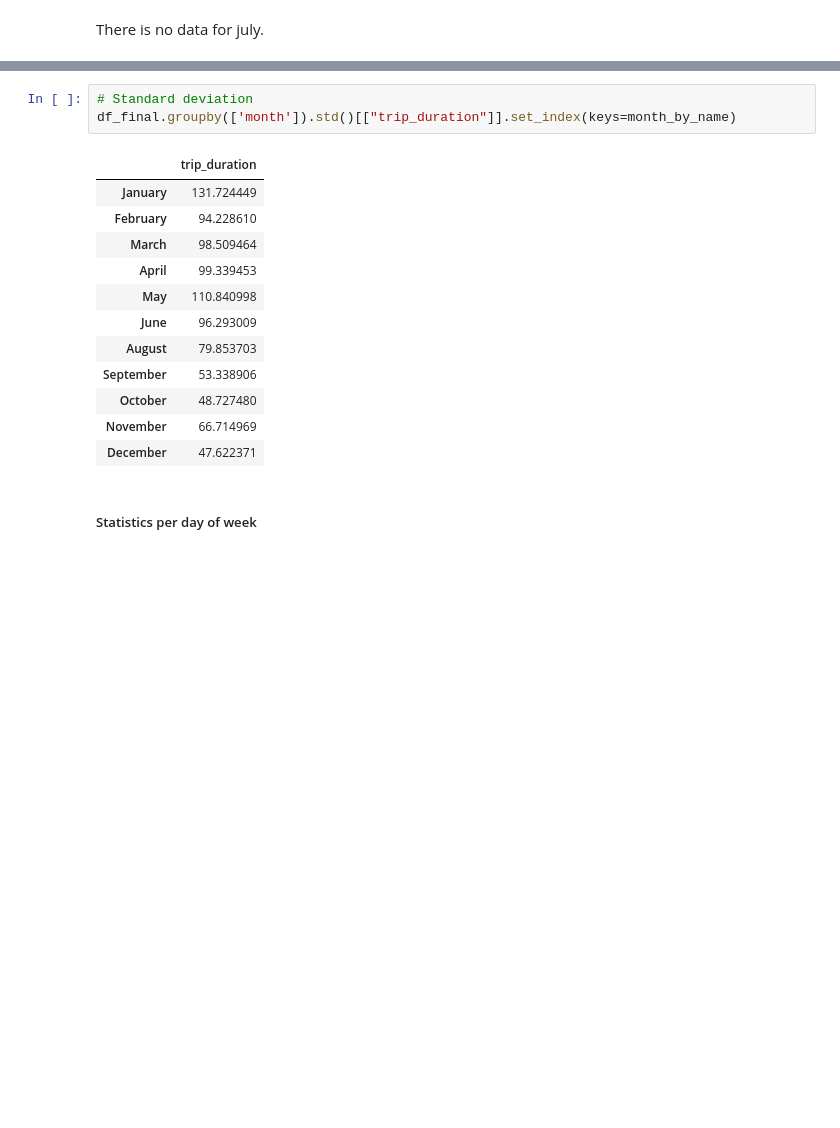
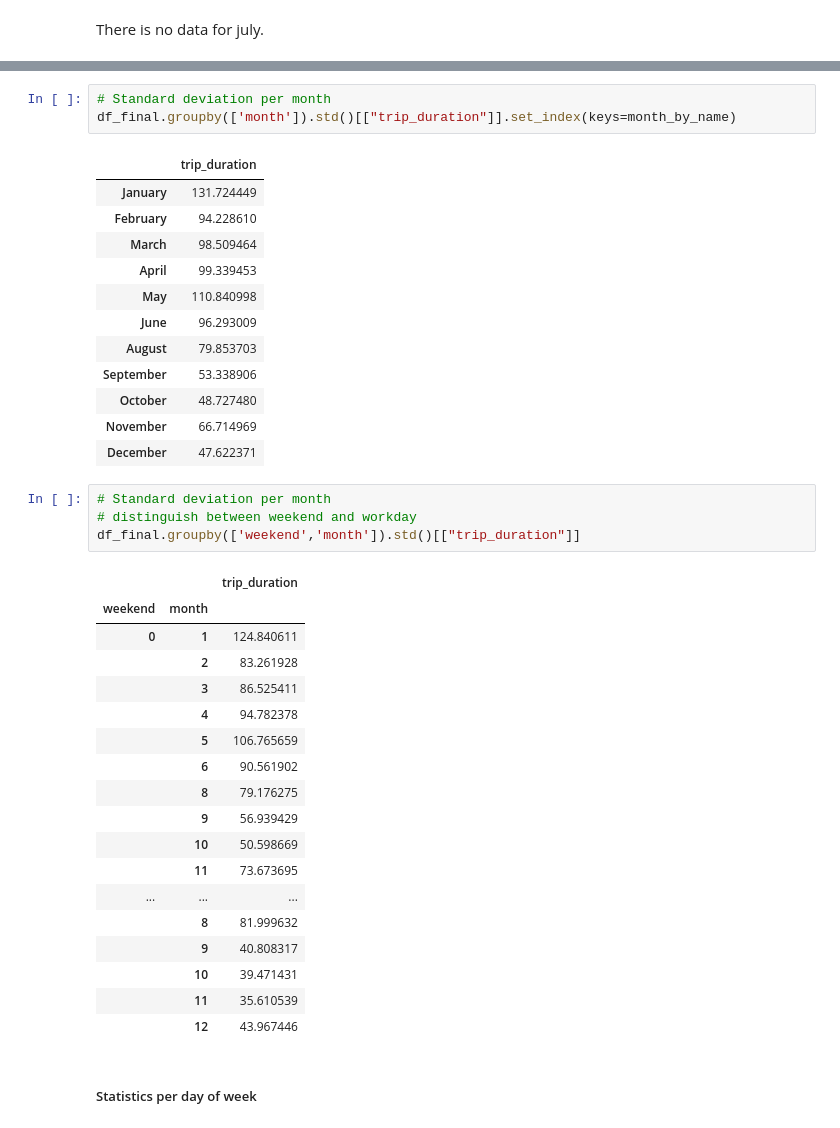
Before and after one commit to ey96/DataScienceBikesharing, a Jupyter notebook: notebooks/Task 1 - Exploration and Description.ipynb, the cells around one changed output, grey strips where cells are left out. Saved outputs shown, nothing was run; the diff lists cells and outputs as text; blank space fills up the shorter version.

```diff
--- a/notebooks/Task 1 - Exploration and Description.ipynb
+++ b/notebooks/Task 1 - Exploration and Description.ipynb
@@ -272,5 +264,5 @@ df_final.groupby(['month']).mean()[["trip_duration"]].set_index(keys=month_by_na
 # %%
-# Standard deviation
+# Standard deviation per month
 df_final.groupby(['month']).std()[["trip_duration"]].set_index(keys=month_by_name)
 # %% [output]
 |  | trip_duration |
@@ -285,6 +277,29 @@ df_final.groupby(['month']).std()[["trip_duration"]].set_index(keys=month_by_nam
 | October | 48.727480 |
 | November | 66.714969 |
 | December | 47.622371 |
+# %%
+# Standard deviation per month
+# distinguish between weekend and workday
+df_final.groupby(['weekend','month']).std()[["trip_duration"]]
+# %% [output]
+|  |  | trip_duration |
+| weekend | month |  |
+| 0 | 1 | 124.840611 |
+|  | 2 | 83.261928 |
+|  | 3 | 86.525411 |
+|  | 4 | 94.782378 |
+|  | 5 | 106.765659 |
+|  | 6 | 90.561902 |
+|  | 8 | 79.176275 |
+|  | 9 | 56.939429 |
+|  | 10 | 50.598669 |
+|  | 11 | 73.673695 |
+| ... | ... | ... |
+|  | 8 | 81.999632 |
+|  | 9 | 40.808317 |
+|  | 10 | 39.471431 |
+|  | 11 | 35.610539 |
+|  | 12 | 43.967446 |
 # %% [markdown]
 ##### Statistics per day of week
 # %%
```
Also changed, not shown: parts of 13 cells of this notebook, 2 other files.
